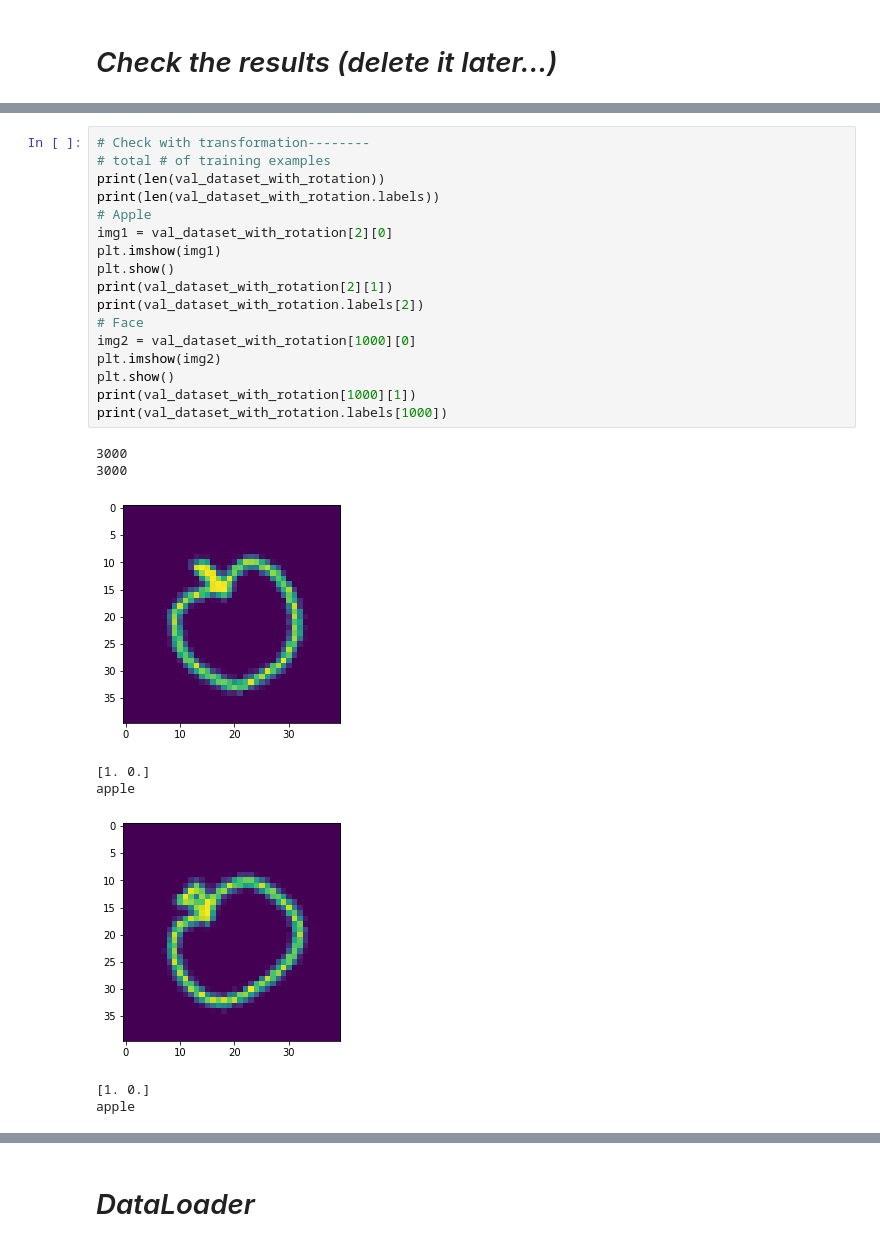
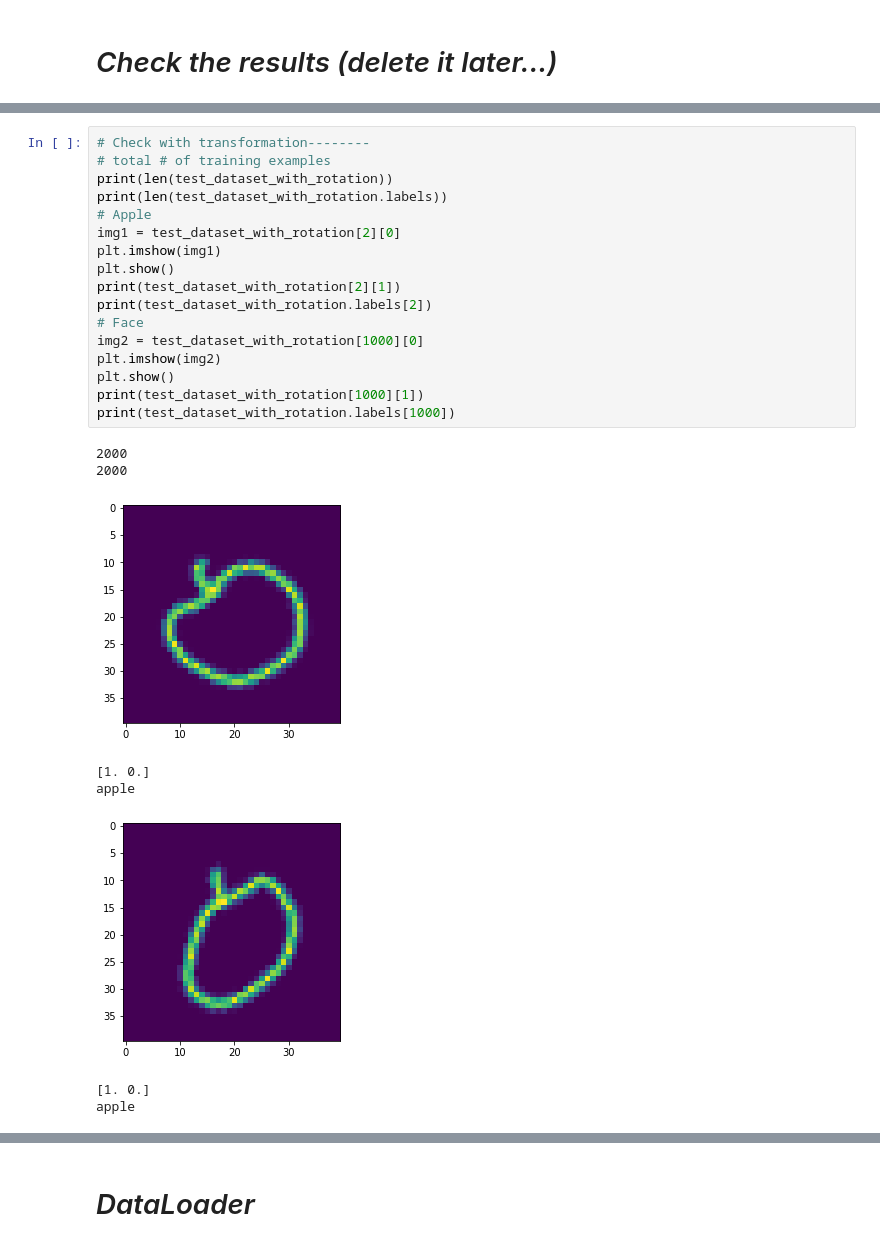
Before and after one commit to HanziJiang/CapsNet-ResNet-Performance-Analysis, a Jupyter notebook: load_DrawData_with_transform.ipynb, the cells around one changed output, grey strips where cells are left out. Cells and saved outputs as stored; diff of their text form.

```diff
--- a/load_DrawData_with_transform.ipynb
+++ b/load_DrawData_with_transform.ipynb
@@ -296,27 +296,27 @@ apple
 # %%
 # Check with transformation--------
 # total # of training examples
-print(len(val_dataset_with_rotation))
-print(len(val_dataset_with_rotation.labels))
+print(len(test_dataset_with_rotation))
+print(len(test_dataset_with_rotation.labels))
 # Apple
-img1 = val_dataset_with_rotation[2][0]
+img1 = test_dataset_with_rotation[2][0]
 plt.imshow(img1)
 plt.show()
-print(val_dataset_with_rotation[2][1])
-print(val_dataset_with_rotation.labels[2])
+print(test_dataset_with_rotation[2][1])
+print(test_dataset_with_rotation.labels[2])
 # Face
-img2 = val_dataset_with_rotation[1000][0]
+img2 = test_dataset_with_rotation[1000][0]
 plt.imshow(img2)
 plt.show()
-print(val_dataset_with_rotation[1000][1])
-print(val_dataset_with_rotation.labels[1000])
+print(test_dataset_with_rotation[1000][1])
+print(test_dataset_with_rotation.labels[1000])
 # %% [output]
-3000
-3000
+2000
+2000
-[figure, old version]
+[figure, new version]
 [1. 0.]
 apple
-[figure, old version]
+[figure, new version]
 [1. 0.]
 apple
 # %%
```
Also changed, not shown: parts of 3 cells of this notebook.
